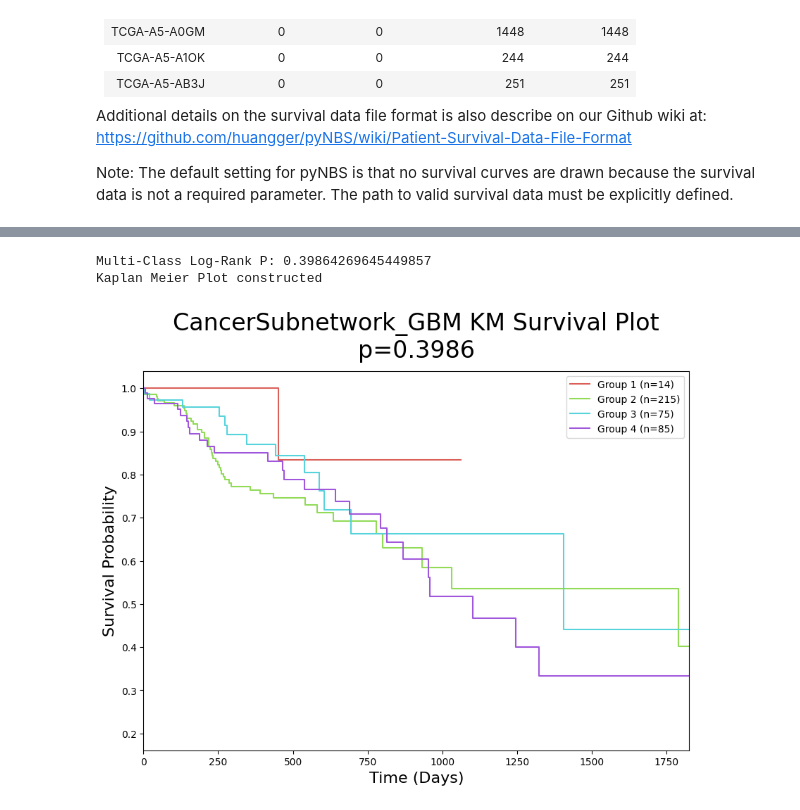
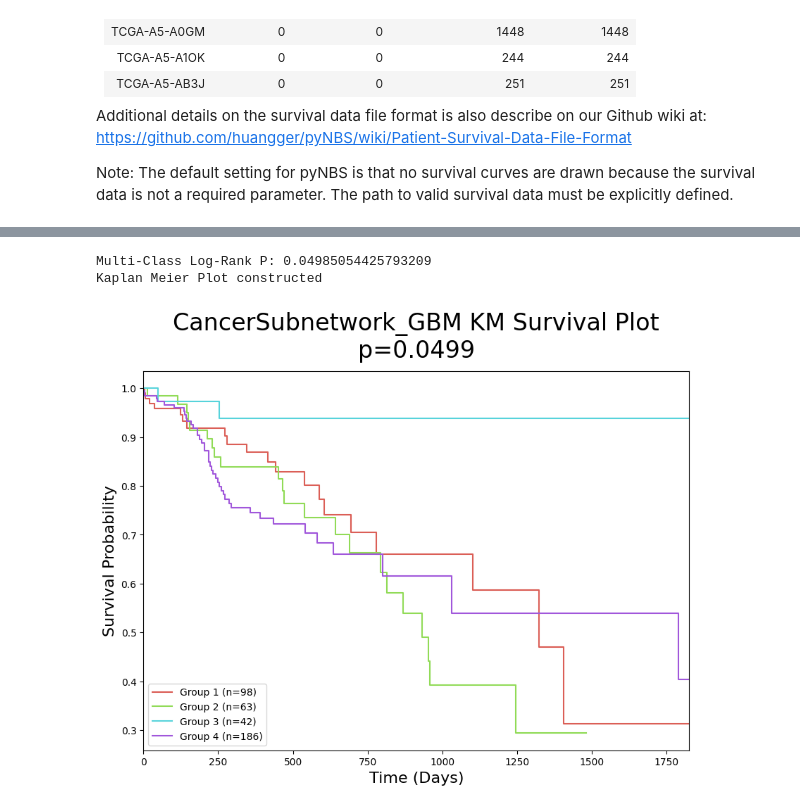
Before and after one commit to meagoodboy/GBM_pyNBS, a Jupyter notebook: GBM_stratification.ipynb, the cells around one changed output, grey strips where cells are left out. Drawn from its saved outputs; the diff is of its cells as text; code cells hidden in the pictures.

````diff
--- a/GBM_stratification.ipynb
+++ b/GBM_stratification.ipynb
@@ -74,0 +52,3 @@ https://github.com/huangger/pyNBS/wiki/Somatic-Mutation-Data-File-Format
+# %%
+sm_mat = pd.read_csv(sm_path, index_col = 0).astype(int)
+sm_mat
@@ -226,7 +220,7 @@ clusters = 4
 The consensus clustering step of the pyNBS algorithm will improve if the data is subsampled, and re-clustered multiple times. The default number of times we perform the aforementioned operation (```niter```) is 100 times. The number can be reduced for faster run-time, but may produce less robust results. Increasing ```niter``` will increase overall runtime, but should produce more robust cluster assignments during consensus clustering.
 # %%
 # Set the number of times to perform pyNBS core steps
-niter = 5
+niter = 100
 # %%
 # Optional: Saving the intermediate propagation step (from subsampled data) to file
 # save_args['save_prop'] = True
@@ -342,11 +343,11 @@ gbm_clinical.to_csv('./survival_GBM', index = False)
 # %%
 # Load survival Data
-surv_data = './survival_GBM'
+surv_data = './survival_GBM.csv'
 
 # Plot KM Plot for patient clusters
 plot.cluster_KMplot(NBS_cluster_assign, surv_data, delimiter=',', **save_args)
 Image(filename = save_args['outdir']+save_args['job_name']+'_KM_plot.png', width=600, height=600)
 # %% [output]
-Multi-Class Log-Rank P: 0.39864269645449857
+Multi-Class Log-Rank P: 0.04985054425793209
 Kaplan Meier Plot constructed
-[figure, old version]
+[figure, new version]
````
Also changed, not shown: parts of 21 cells of this notebook, 20 other files.
